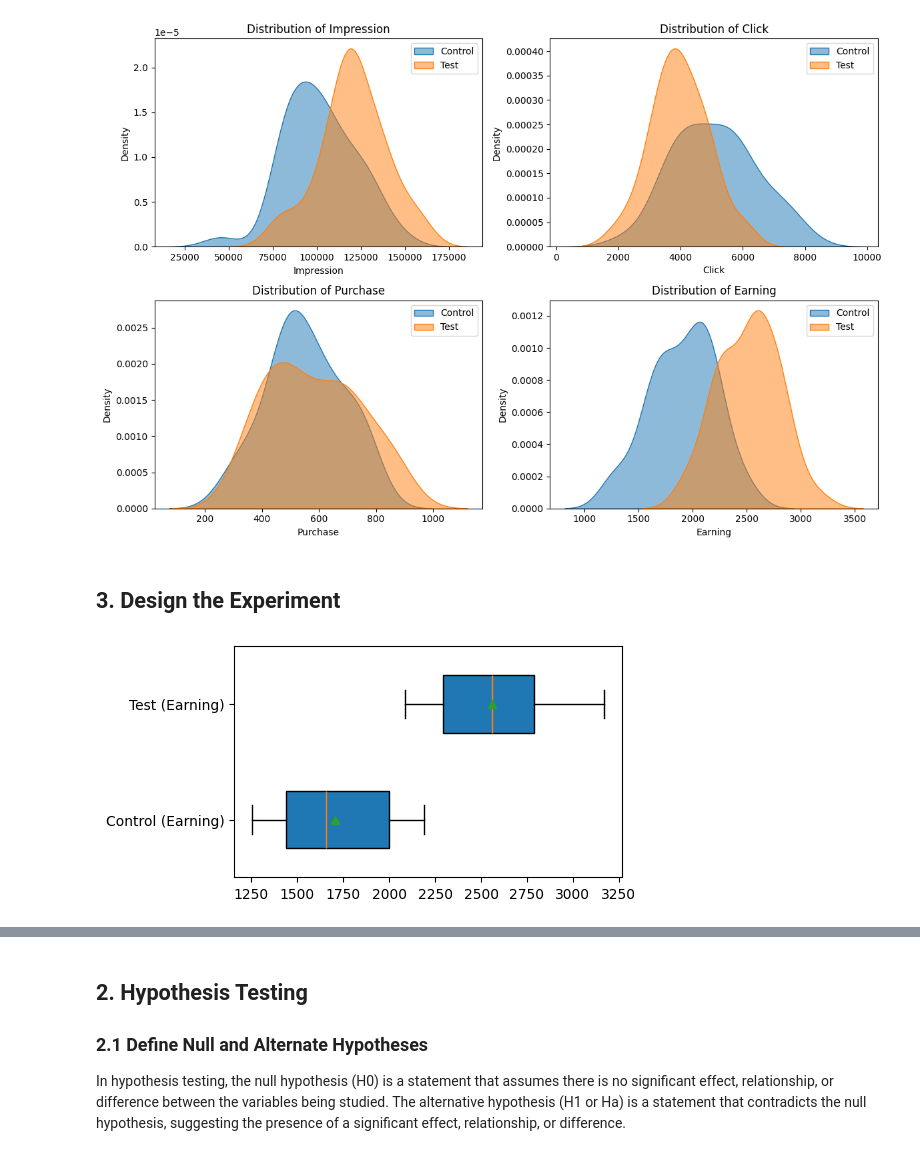
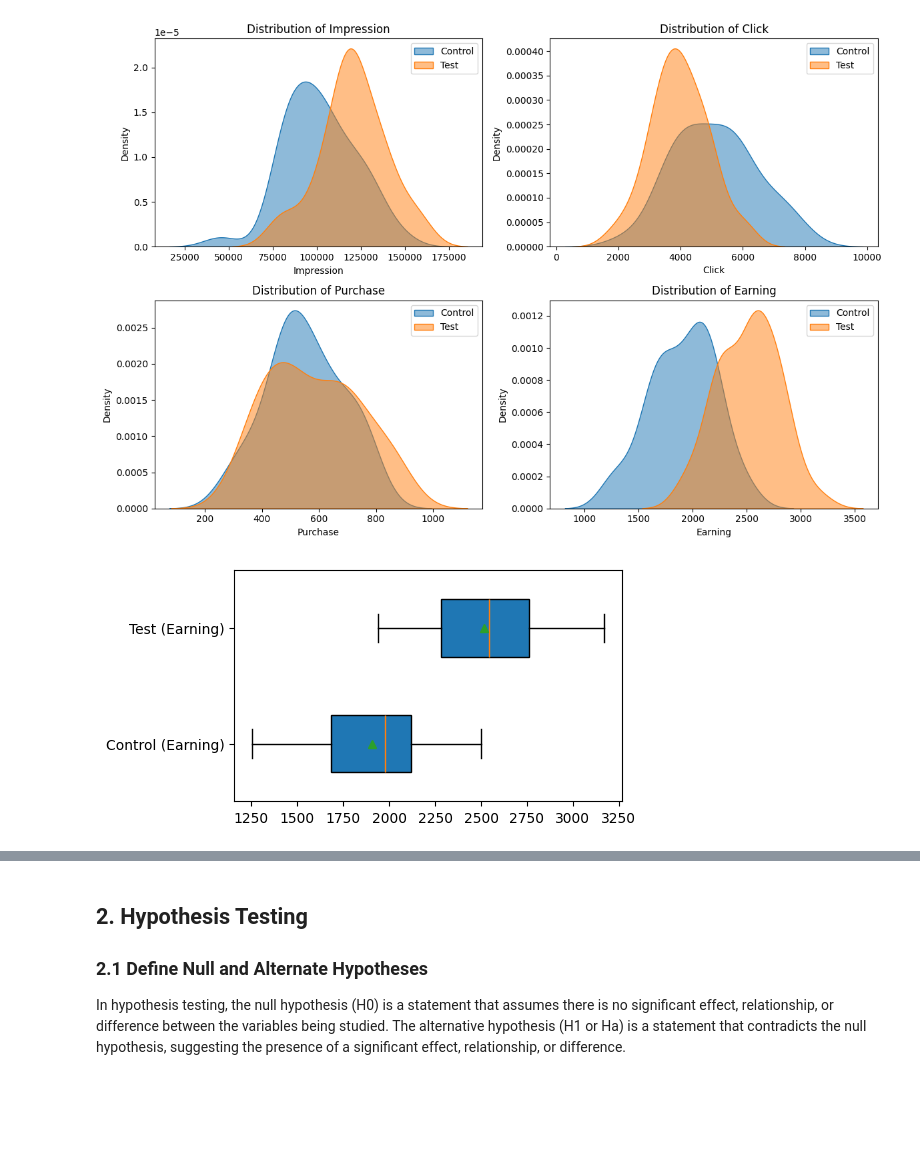
Before and after one commit to nee1k/ab_testing, a Jupyter notebook: Social_Media_A_B_Testing.ipynb, the cells around one changed output, grey strips where cells are left out. Saved outputs shown, nothing was run; the diff lists cells and outputs as text; code cells hidden in the pictures; blank space fills up the shorter version.

```diff
--- a/Social_Media_A_B_Testing.ipynb
+++ b/Social_Media_A_B_Testing.ipynb
@@ -97,7 +106,5 @@ print(sample_size.astype('int'))
 # %%
-
-
 control_df = pd.read_csv("/content/drive/MyDrive/AB Testing/control_group.csv")
-test_df = pd.read_csv("/content/drive/MyDrive/AB Testing/control_group.csv")
+test_df = pd.read_csv("/content/drive/MyDrive/AB Testing/test_group.csv")
 control_df.head()
 # %% [output]
@@ -135,24 +147,22 @@ plt.tight_layout()
 plt.show()
 # %% [output]
 [figure]
-# %% [markdown]
-## 3. Design the Experiment
 # %%
 import matplotlib.pyplot as plt
 
 fig, ax = plt.subplots(nrows=1, ncols=1, figsize=(5, 3))
 
 ax.boxplot(
-    x=[df_control_smpl['Earning'], df_test_smpl['Earning']],
+    x=[control_df['Earning'], test_df['Earning']],
     vert=False,
     patch_artist=True,
     widths=0.5,
     sym='r|',
     labels=['Control (Earning)','Test (Earning)'],
     showmeans=True,
     showfliers=True
 )
 
 plt.show()
 # %% [output]
-[figure, old version]
+[figure, new version]
```
Also changed, not shown: parts of 11 cells of this notebook.
